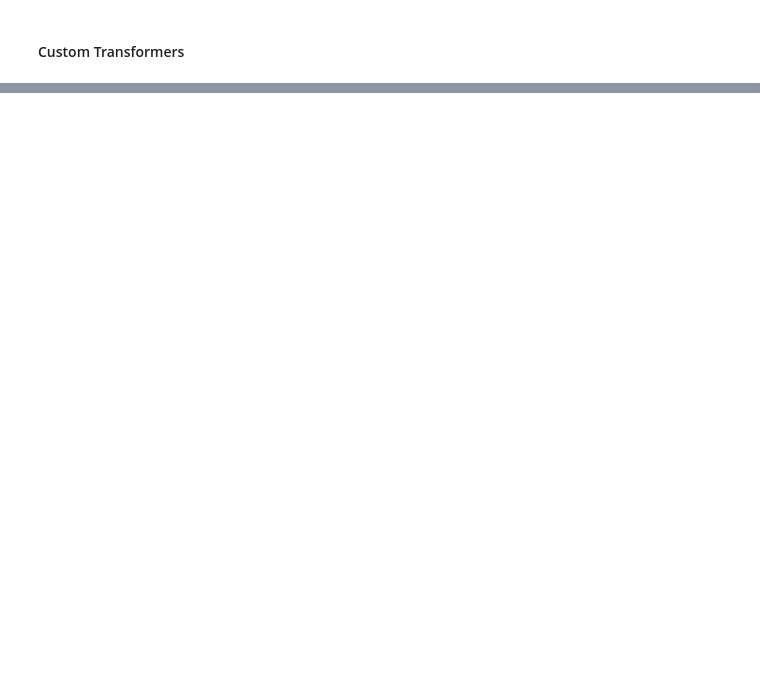
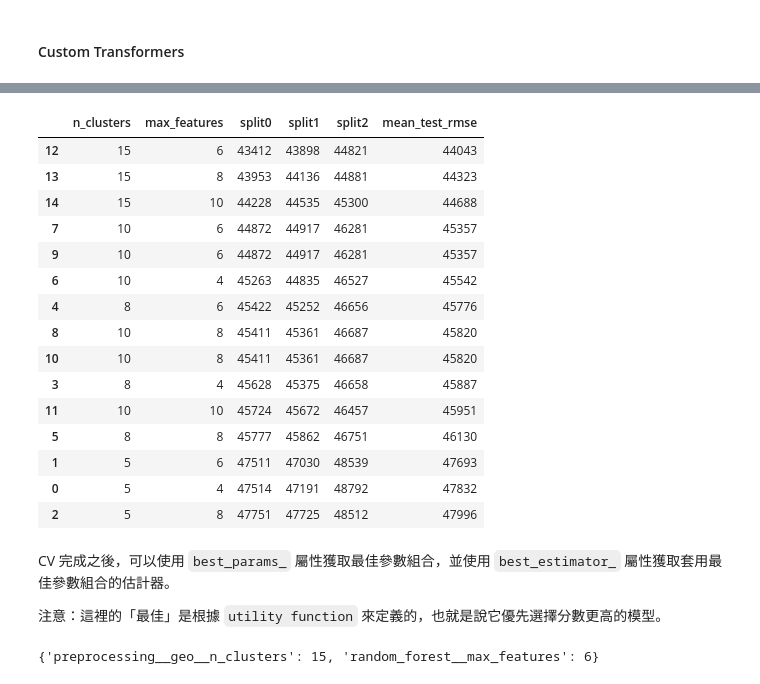
Before and after one commit to 109024503/handson_ml, a Jupyter notebook: Chapter 2.ipynb, the cells around one changed output, grey strips where cells are left out. Cells and saved outputs as stored; diff of their text form; code cells hidden in the pictures; blank space fills up the shorter version.

```diff
--- a/Chapter 2.ipynb
+++ b/Chapter 2.ipynb
@@ -874,0 +1279,5 @@ housing_prepared = processing.fit_transform(housing)
+# %%
+forest_reg.fit(housing, housing_labels)
+housing_predictions = forest_reg.predict(housing)
+forest_rmse = mean_squared_error(housing_labels, housing_predictions, squared=False)
+forest_rmse
@@ -874,0 +1289,8 @@ housing_prepared = processing.fit_transform(housing)
+# %%
+from sklearn.model_selection import GridSearchCV
+from sklearn.ensemble import RandomForestRegressor
+
+full_pipeline = Pipeline([
+    ("preprocessing", preprocessing),
+    ("random_forest", RandomForestRegressor(random_state=42)),
+])
@@ -874,0 +1328,9 @@ housing_prepared = processing.fit_transform(housing)
+# %%
+param_grid = [
+    {'preprocessing__geo__n_clusters': [5, 8, 10],
+     'random_forest__max_features': [4, 6, 8]},
+    {'preprocessing__geo__n_clusters': [10, 15],
+     'random_forest__max_features': [6, 8, 10]},
+]
+grid_search = GridSearchCV(full_pipeline, param_grid, cv=3, scoring='neg_root_mean_squared_error')
+grid_search.fit(housing, housing_labels)
@@ -874,0 +1382,13 @@ housing_prepared = processing.fit_transform(housing)
+# %%
+cv_res = pd.DataFrame(grid_search.cv_results_)
+cv_res.sort_values(by="mean_test_score", ascending=False, inplace=True)
+
+# extra code – these few lines of code just make the DataFrame look nicer
+cv_res = cv_res[["param_preprocessing__geo__n_clusters",
+                 "param_random_forest__max_features", "split0_test_score",
+                 "split1_test_score", "split2_test_score", "mean_test_score"]]
+score_cols = ["split0", "split1", "split2", "mean_test_rmse"]
+cv_res.columns = ["n_clusters", "max_features"] + score_cols
+cv_res[score_cols] = -cv_res[score_cols].round().astype(np.int64)
+
+cv_res.head()
@@ -874,0 +1402,27 @@ housing_prepared = processing.fit_transform(housing)
+# %%
+cv_res
+# %% [output]
+|  | n_clusters | max_features | split0 | split1 | split2 | mean_test_rmse |
+| 12 | 15 | 6 | 43412 | 43898 | 44821 | 44043 |
+| 13 | 15 | 8 | 43953 | 44136 | 44881 | 44323 |
+| 14 | 15 | 10 | 44228 | 44535 | 45300 | 44688 |
+| 7 | 10 | 6 | 44872 | 44917 | 46281 | 45357 |
+| 9 | 10 | 6 | 44872 | 44917 | 46281 | 45357 |
+| 6 | 10 | 4 | 45263 | 44835 | 46527 | 45542 |
+| 4 | 8 | 6 | 45422 | 45252 | 46656 | 45776 |
+| 8 | 10 | 8 | 45411 | 45361 | 46687 | 45820 |
+| 10 | 10 | 8 | 45411 | 45361 | 46687 | 45820 |
+| 3 | 8 | 4 | 45628 | 45375 | 46658 | 45887 |
+| 11 | 10 | 10 | 45724 | 45672 | 46457 | 45951 |
+| 5 | 8 | 8 | 45777 | 45862 | 46751 | 46130 |
+| 1 | 5 | 6 | 47511 | 47030 | 48539 | 47693 |
+| 0 | 5 | 4 | 47514 | 47191 | 48792 | 47832 |
+| 2 | 5 | 8 | 47751 | 47725 | 48512 | 47996 |
+# %% [markdown]
+CV 完成之後，可以使用 `best_params_` 屬性獲取最佳參數組合，並使用 `best_estimator_` 屬性獲取套用最佳參數組合的估計器。
+
+注意：這裡的「最佳」是根據 `utility function` 來定義的，也就是說它優先選擇分數更高的模型。
+# %%
+grid_search.best_params_
+# %% [output]
+{'preprocessing__geo__n_clusters': 15, 'random_forest__max_features': 6}
```
Also changed, not shown: parts of 140 cells of this notebook, 2 other files.
